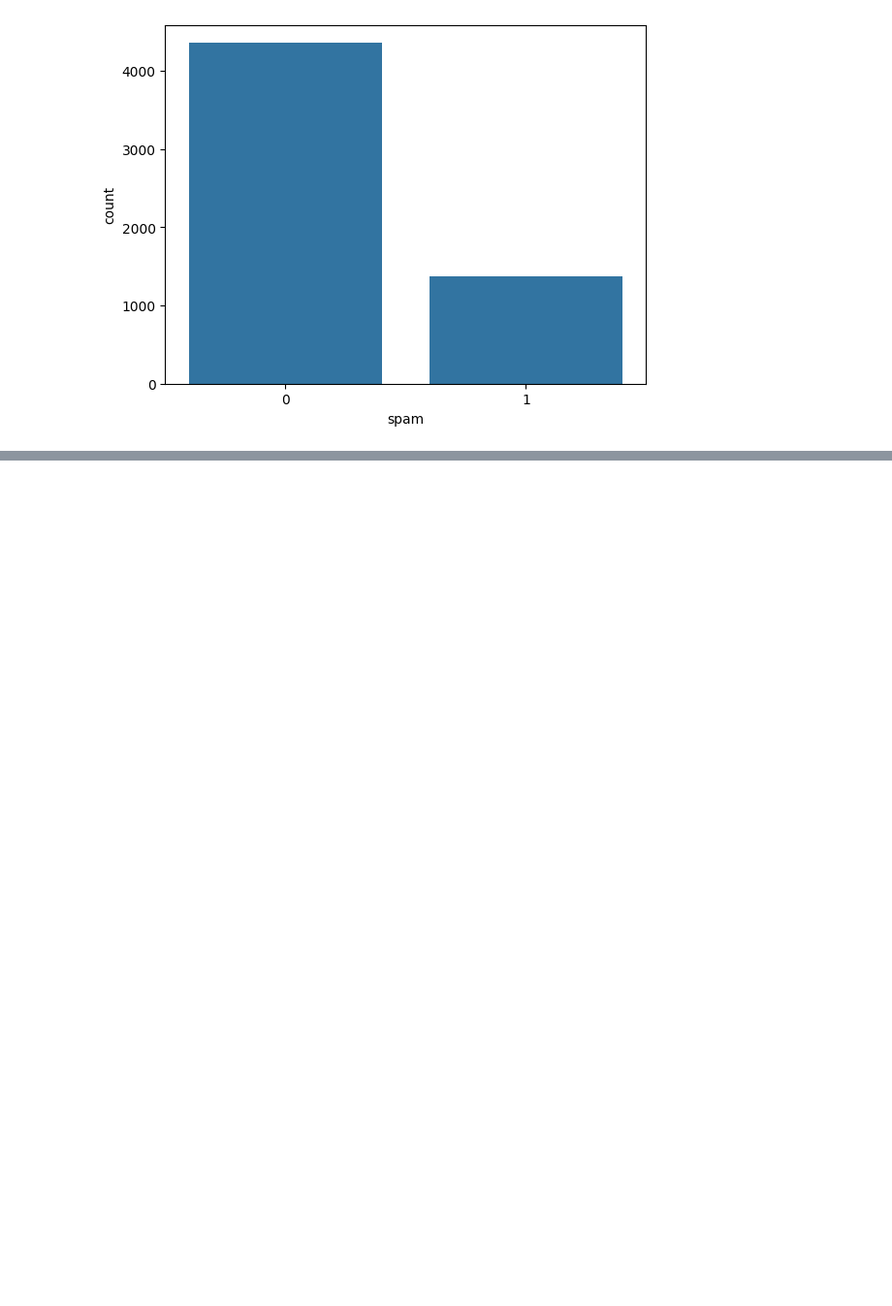
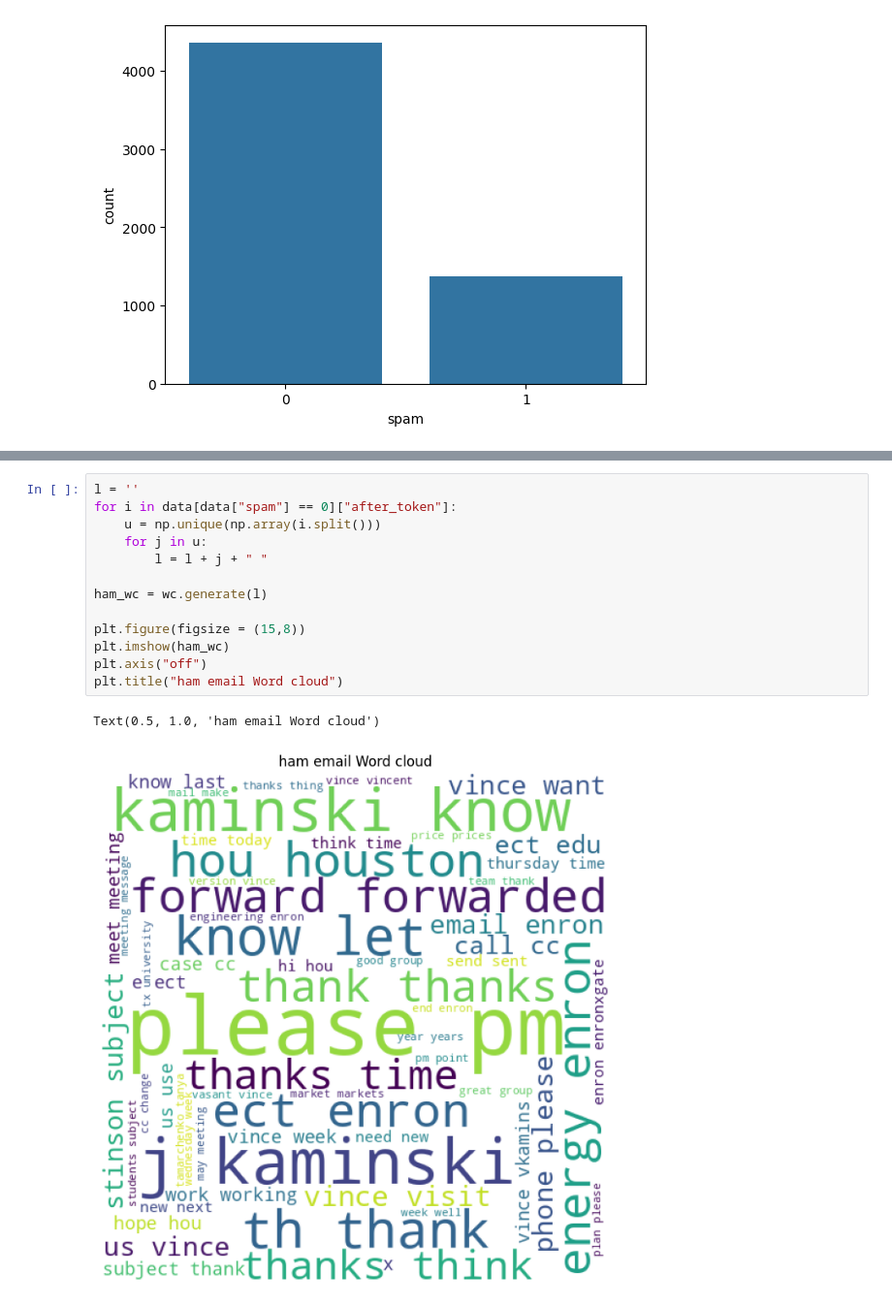
Before and after one commit to anurajkashyap/AML_Assignment1, a Jupyter notebook: prepare.ipynb, the cells around one changed output, grey strips where cells are left out. Shown: that part at 97% size. Cells and saved outputs as stored; diff of their text form; blank space fills up the shorter version.

```diff
--- a/prepare.ipynb
+++ b/prepare.ipynb
@@ -76,0 +146,16 @@ plt.show()
+# %%
+l = ''
+for i in data[data["spam"] == 0]["after_token"]:
+    u = np.unique(np.array(i.split()))
+    for j in u:
+        l = l + j + " "
+
+ham_wc = wc.generate(l)
+
+plt.figure(figsize = (15,8))
+plt.imshow(ham_wc)
+plt.axis("off")
+plt.title("ham email Word cloud")
+# %% [output]
+Text(0.5, 1.0, 'ham email Word cloud')
+[figure, added]
```
Also changed, not shown: parts of 12 cells of this notebook, 4 other files.
